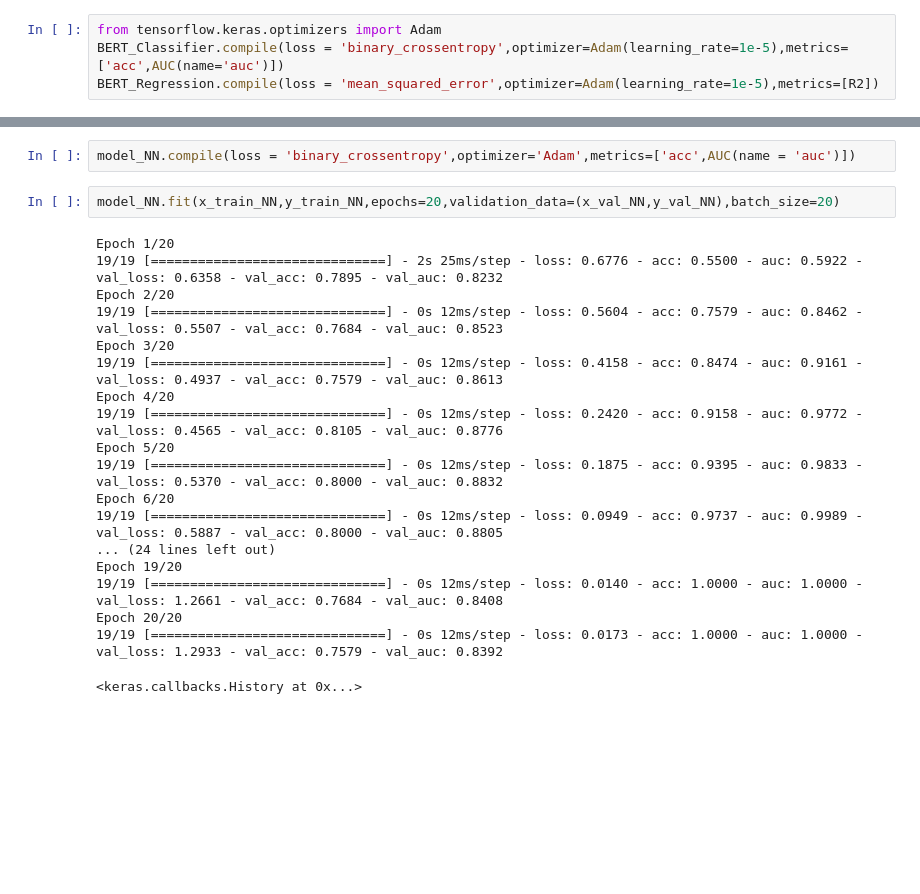
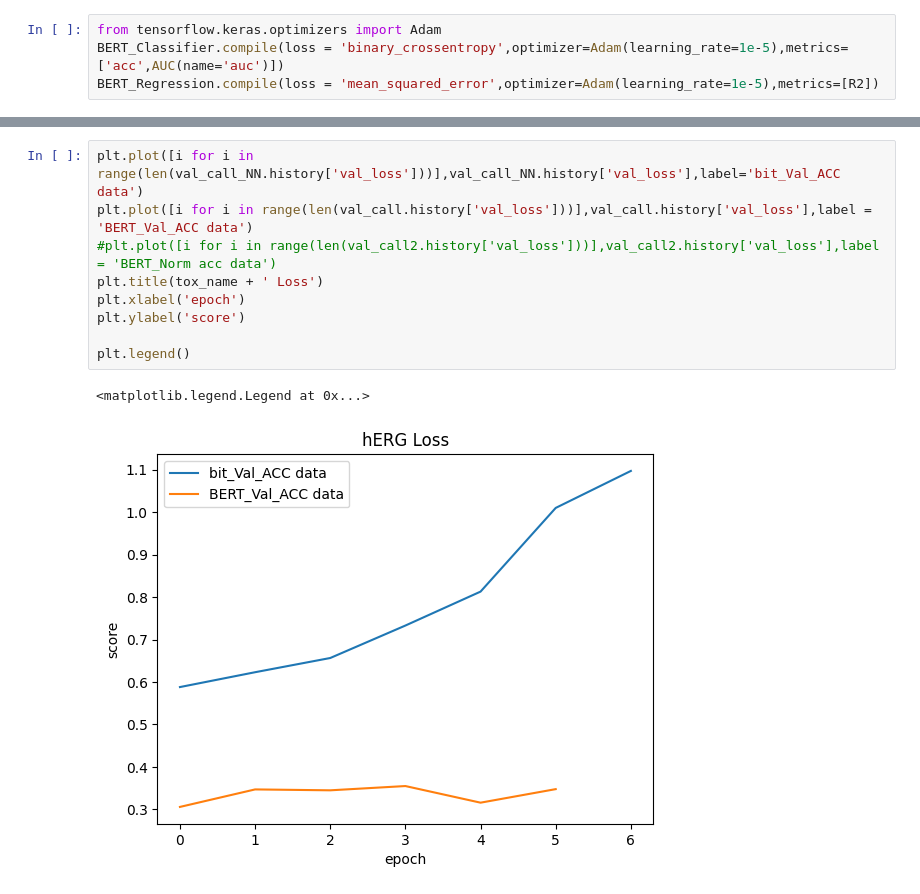
Before and after one commit to pop756/QM, a Jupyter notebook: Validation_BERT.ipynb, the cells around one changed output, grey strips where cells are left out. Drawn from its saved outputs; the diff is of its cells as text; blank space fills up the shorter version.

```diff
--- a/Validation_BERT.ipynb
+++ b/Validation_BERT.ipynb
@@ -707,24 +766,13 @@ NameError: name 'tox_name' is not defined
-# %%
-model_NN.compile(loss = 'binary_crossentropy',optimizer='Adam',metrics=['acc',AUC(name = 'auc')])
-# %%
-model_NN.fit(x_train_NN,y_train_NN,epochs=20,validation_data=(x_val_NN,y_val_NN),batch_size=20)
-# %% [output]
-Epoch 1/20
-19/19 [==============================] - 2s 25ms/step - loss: 0.6776 - acc: 0.5500 - auc: 0.5922 - val_loss: 0.6358 - val_acc: 0.7895 - val_auc: 0.8232
-Epoch 2/20
-19/19 [==============================] - 0s 12ms/step - loss: 0.5604 - acc: 0.7579 - auc: 0.8462 - val_loss: 0.5507 - val_acc: 0.7684 - val_auc: 0.8523
-Epoch 3/20
-19/19 [==============================] - 0s 12ms/step - loss: 0.4158 - acc: 0.8474 - auc: 0.9161 - val_loss: 0.4937 - val_acc: 0.7579 - val_auc: 0.8613
-Epoch 4/20
-19/19 [==============================] - 0s 12ms/step - loss: 0.2420 - acc: 0.9158 - auc: 0.9772 - val_loss: 0.4565 - val_acc: 0.8105 - val_auc: 0.8776
-Epoch 5/20
-19/19 [==============================] - 0s 12ms/step - loss: 0.1875 - acc: 0.9395 - auc: 0.9833 - val_loss: 0.5370 - val_acc: 0.8000 - val_auc: 0.8832
-Epoch 6/20
-19/19 [==============================] - 0s 12ms/step - loss: 0.0949 - acc: 0.9737 - auc: 0.9989 - val_loss: 0.5887 - val_acc: 0.8000 - val_auc: 0.8805
-... (24 lines left out)
-Epoch 19/20
-19/19 [==============================] - 0s 12ms/step - loss: 0.0140 - acc: 1.0000 - auc: 1.0000 - val_loss: 1.2661 - val_acc: 0.7684 - val_auc: 0.8408
-Epoch 20/20
-19/19 [==============================] - 0s 12ms/step - loss: 0.0173 - acc: 1.0000 - auc: 1.0000 - val_loss: 1.2933 - val_acc: 0.7579 - val_auc: 0.8392
-<keras.callbacks.History at 0x...>
+# %%
+plt.plot([i for i in range(len(val_call_NN.history['val_loss']))],val_call_NN.history['val_loss'],label='bit_Val_ACC data')
+plt.plot([i for i in range(len(val_call.history['val_loss']))],val_call.history['val_loss'],label = 'BERT_Val_ACC data')
+#plt.plot([i for i in range(len(val_call2.history['val_loss']))],val_call2.history['val_loss'],label = 'BERT_Norm acc data')
+plt.title(tox_name + ' Loss')
+plt.xlabel('epoch')
+plt.ylabel('score')
+
+plt.legend()
+# %% [output]
+<matplotlib.legend.Legend at 0x...>
+[figure, added]
 # %%
```
Also changed, not shown: parts of 47 cells of this notebook, 3 other files.
